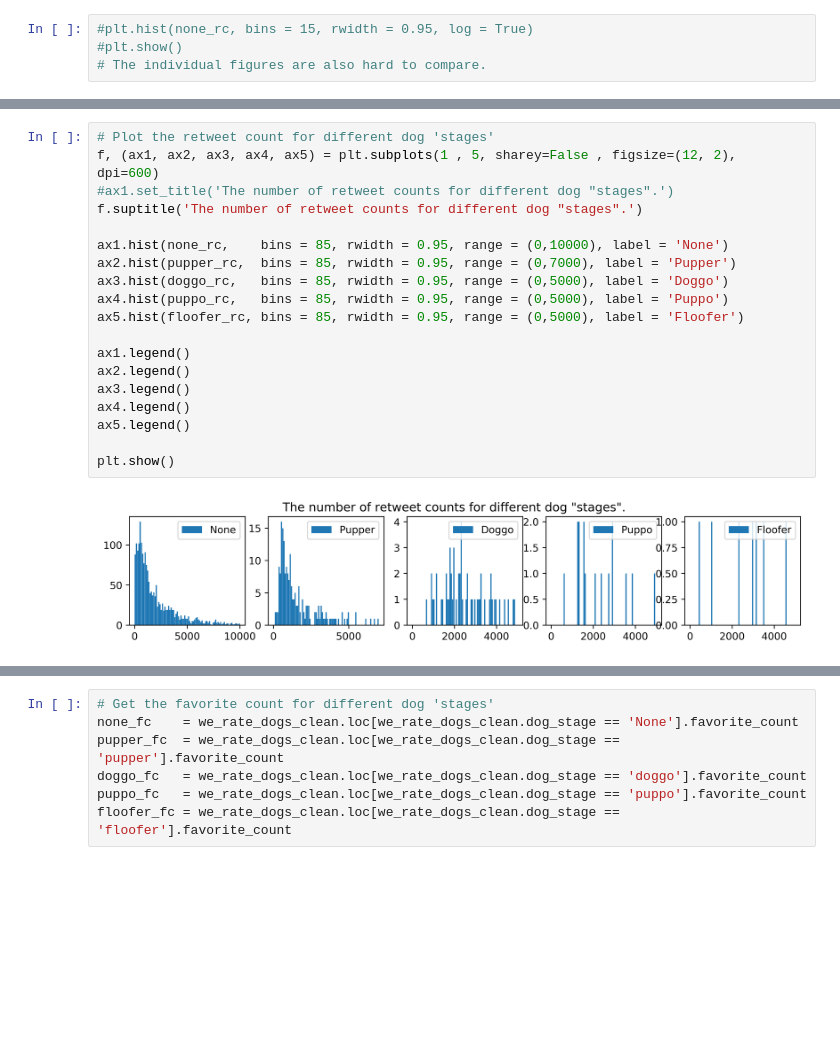
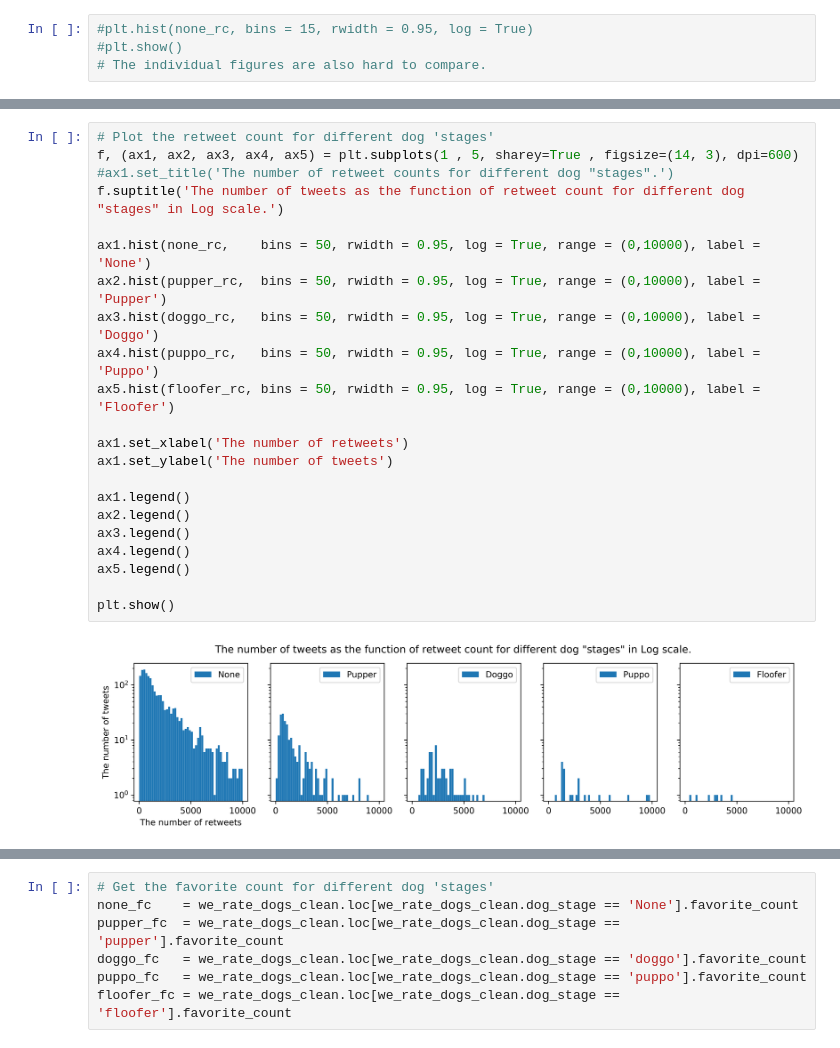
Before and after one commit to viktor-begun/Data_Analyst_Data-Wrangling, a Jupyter notebook: wrangle_act.ipynb, the cells around one changed output, grey strips where cells are left out. Drawn from its saved outputs; the diff is of its cells as text; blank space fills up the shorter version.

Commit message:
Add files via upload
feat: add short report
fix: fix the figures in the long report

```diff
--- a/wrangle_act.ipynb
+++ b/wrangle_act.ipynb
@@ -1215,21 +1149,24 @@ floofer_rc = we_rate_dogs_clean.loc[we_rate_dogs_clean.dog_stage == 'floofer'].r
 # %%
 # Plot the retweet count for different dog 'stages'
-f, (ax1, ax2, ax3, ax4, ax5) = plt.subplots(1 , 5, sharey=False , figsize=(12, 2), dpi=600)
+f, (ax1, ax2, ax3, ax4, ax5) = plt.subplots(1 , 5, sharey=True , figsize=(14, 3), dpi=600)
 #ax1.set_title('The number of retweet counts for different dog "stages".')
-f.suptitle('The number of retweet counts for different dog "stages".')
+f.suptitle('The number of tweets as the function of retweet count for different dog "stages" in Log scale.')
 
-ax1.hist(none_rc,    bins = 85, rwidth = 0.95, range = (0,10000), label = 'None')
-ax2.hist(pupper_rc,  bins = 85, rwidth = 0.95, range = (0,7000), label = 'Pupper')
-ax3.hist(doggo_rc,   bins = 85, rwidth = 0.95, range = (0,5000), label = 'Doggo')
-ax4.hist(puppo_rc,   bins = 85, rwidth = 0.95, range = (0,5000), label = 'Puppo')
-ax5.hist(floofer_rc, bins = 85, rwidth = 0.95, range = (0,5000), label = 'Floofer')
+ax1.hist(none_rc,    bins = 50, rwidth = 0.95, log = True, range = (0,10000), label = 'None')
+ax2.hist(pupper_rc,  bins = 50, rwidth = 0.95, log = True, range = (0,10000), label = 'Pupper')
+ax3.hist(doggo_rc,   bins = 50, rwidth = 0.95, log = True, range = (0,10000), label = 'Doggo')
+ax4.hist(puppo_rc,   bins = 50, rwidth = 0.95, log = True, range = (0,10000), label = 'Puppo')
+ax5.hist(floofer_rc, bins = 50, rwidth = 0.95, log = True, range = (0,10000), label = 'Floofer')
+
+ax1.set_xlabel('The number of retweets')
+ax1.set_ylabel('The number of tweets')
 
 ax1.legend()
 ax2.legend()
 ax3.legend()
 ax4.legend()
 ax5.legend()
 
 plt.show()
 # %% [output]
-[figure, old version]
+[figure, new version]
```
Also changed, not shown: parts of 20 cells of this notebook, 16 other files.
